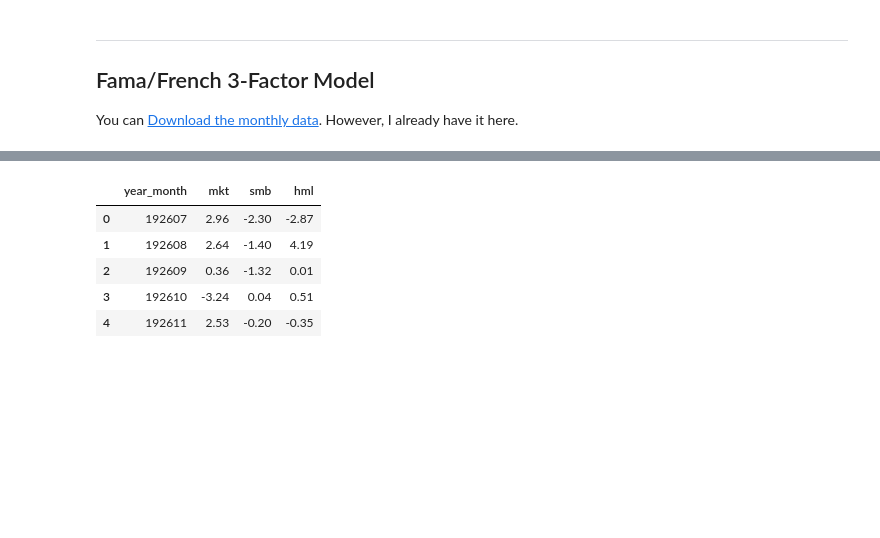
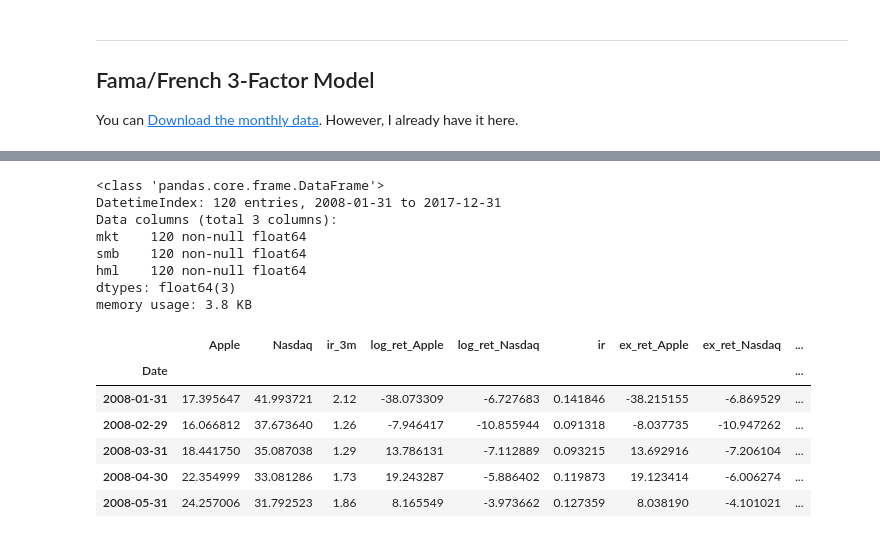
Before and after one commit to smurve/financials, a Jupyter notebook: Hoepner_Exercises.ipynb, the cells around one changed output, grey strips where cells are left out. Saved outputs shown, nothing was run; the diff lists cells and outputs as text; code cells hidden in the pictures; blank space fills up the shorter version.

```diff
--- a/Hoepner_Exercises.ipynb
+++ b/Hoepner_Exercises.ipynb
@@ -626,9 +648,22 @@ fama_us.columns = ['year_month', 'mkt', 'smb', 'hml']
 # %%
-fama_us.head()
+fama_us.info()
 # %% [output]
-|  | year_month | mkt | smb | hml |
-| 0 | 192607 | 2.96 | -2.30 | -2.87 |
-| 1 | 192608 | 2.64 | -1.40 | 4.19 |
-| 2 | 192609 | 0.36 | -1.32 | 0.01 |
-| 3 | 192610 | -3.24 | 0.04 | 0.51 |
-| 4 | 192611 | 2.53 | -0.20 | -0.35 |
+<class 'pandas.core.frame.DataFrame'>
+DatetimeIndex: 120 entries, 2008-01-31 to 2017-12-31
+Data columns (total 3 columns):
+mkt    120 non-null float64
+smb    120 non-null float64
+hml    120 non-null float64
+dtypes: float64(3)
+memory usage: 3.8 KB
+# %%
+stocks_fama = pd.concat([stocks_data, fama_us], axis=1)
+stocks_fama.head()
+# %% [output]
+|  | Apple | Nasdaq | ir_3m | log_ret_Apple | log_ret_Nasdaq | ir | ex_ret_Apple | ex_ret_Nasdaq | ... |
+| Date |  |  |  |  |  |  |  |  | ... |
+| 2008-01-31 | 17.395647 | 41.993721 | 2.12 | -38.073309 | -6.727683 | 0.141846 | -38.215155 | -6.869529 | ... |
+| 2008-02-29 | 16.066812 | 37.673640 | 1.26 | -7.946417 | -10.855944 | 0.091318 | -8.037735 | -10.947262 | ... |
+| 2008-03-31 | 18.441750 | 35.087038 | 1.29 | 13.786131 | -7.112889 | 0.093215 | 13.692916 | -7.206104 | ... |
+| 2008-04-30 | 22.354999 | 33.081286 | 1.73 | 19.243287 | -5.886402 | 0.119873 | 19.123414 | -6.006274 | ... |
+| 2008-05-31 | 24.257006 | 31.792523 | 1.86 | 8.165549 | -3.973662 | 0.127359 | 8.038190 | -4.101021 | ... |
```
Also changed, not shown: parts of 11 cells of this notebook, 2 other files.
